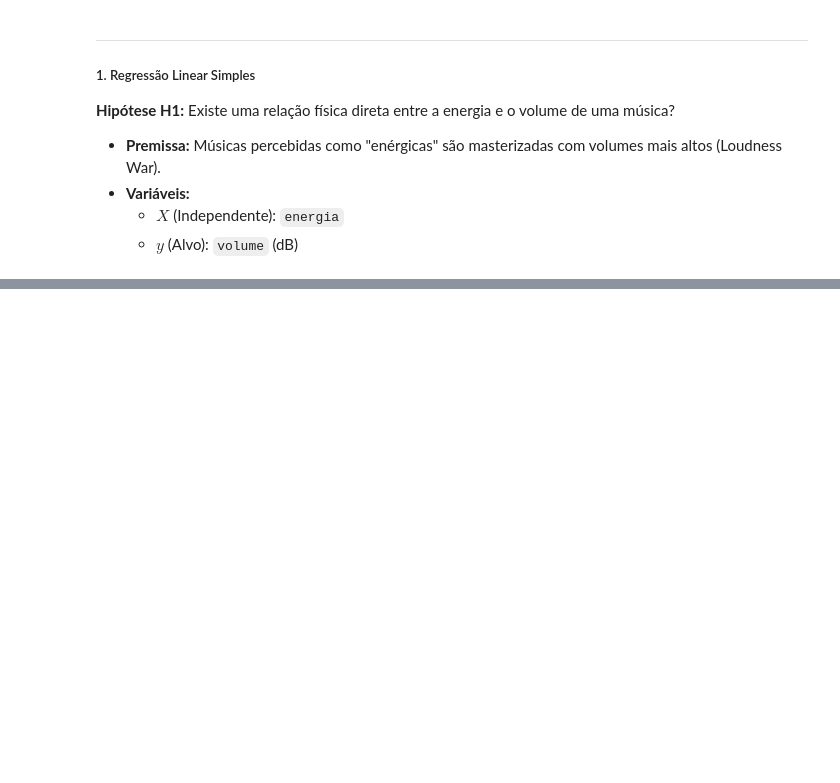
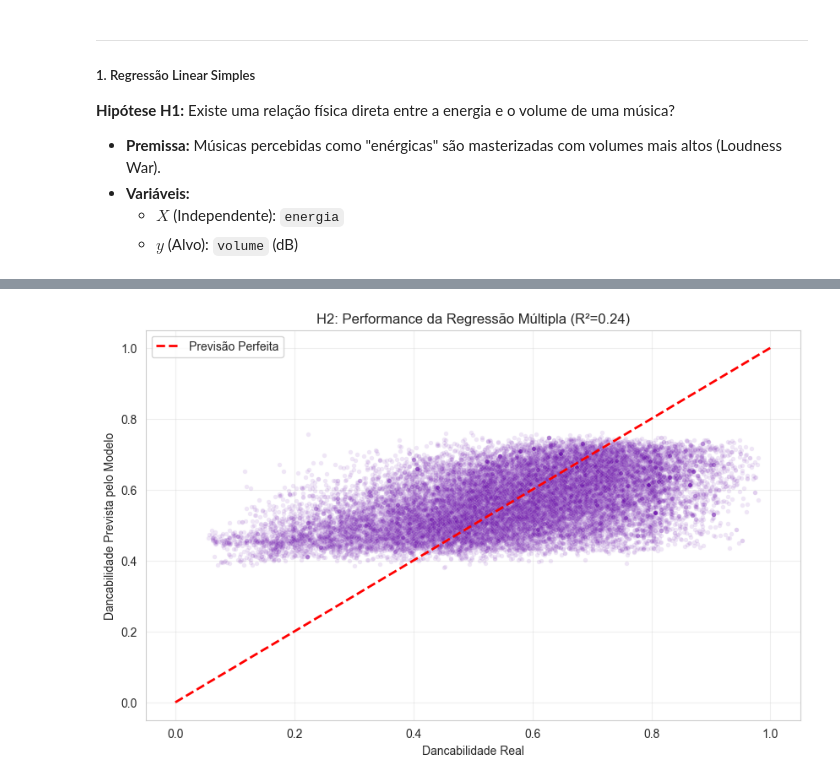
Before and after one commit to Lucca0404/RegressaoLinear, a Jupyter notebook: notebooks/02_regressao_linear.ipynb, the cells around one changed output, grey strips where cells are left out. Drawn from its saved outputs; the diff is of its cells as text; code cells hidden in the pictures; blank space fills up the shorter version.

```diff
--- a/notebooks/02_regressao_linear.ipynb
+++ b/notebooks/02_regressao_linear.ipynb
@@ -96,0 +261,80 @@ MAE (Erro Absoluto Médio): 2.21 dB
+# %%
+# 1. Definir Variáveis
+features = ['tempo_bpm', 'energia', 'valencia']
+target = 'dancabilidade'
+
+X = df[features]
+y = df[target]
+
+# 2. Divisão Treino/Teste
+X_train, X_test, y_train, y_test = train_test_split(X, y, test_size=0.2, random_state=42)
+
+# -----------------------------------------------------------------------------
+# PARTE A: ANÁLISE ESTATÍSTICA (STATSMODELS)
+# -----------------------------------------------------------------------------
+# Statsmodels exige adicionar constante manualmente para calcular o intercepto
+X_train_sm = sm.add_constant(X_train)
+modelo_sm = sm.OLS(y_train, X_train_sm).fit()
+
+print("\n--- Summary do Modelo (Para Análise Acadêmica) ---")
+print(modelo_sm.summary())
+
+# -----------------------------------------------------------------------------
+# PARTE B: PIPELINE DE PREDIÇÃO (SKLEARN)
+# -----------------------------------------------------------------------------
+# Pipeline garante que a normalização (StandardScaler) seja feita corretamente
+pipeline_h2 = Pipeline([
+    ('scaler', StandardScaler()),
+    ('regressor', LinearRegression())
+])
+
+pipeline_h2.fit(X_train, y_train)
+y_pred = pipeline_h2.predict(X_test)
+
+# Métricas Finais
+r2 = r2_score(y_test, y_pred)
+mae = mean_absolute_error(y_test, y_pred)
+
+print(f"\n--- Resultados do Teste (Sklearn) ---")
+print(f"R² Score: {r2:.4f}")
+print(f"MAE: {mae:.4f}")
+
+# Visualizar Importância das Features (Coeficientes)
+coefs = pipeline_h2.named_steps['regressor'].coef_
+feature_imp = pd.DataFrame({'Feature': features, 'Coeficiente (Impacto)': coefs})
+print("\nO que define uma música dançante?")
+print(feature_imp.sort_values(by='Coeficiente (Impacto)', ascending=False))
+
+# Features da H2: (BPM, Energia, Valência)
+X_features = df[['tempo_bpm', 'energia', 'valencia']].copy()
+
+# Adiciona a constante (Intercepto) — Obrigatório para o cálculo do VIF
+X_vif = sm.add_constant(X_features)
+
+# Cria o DataFrame para armazenar os resultados
+vif_data = pd.DataFrame()
+vif_data["Feature"] = X_vif.columns
+
+# Calcula o VIF para cada feature
+vif_data["VIF"] = [variance_inflation_factor(X_vif.values, i)
+                    for i in range(X_vif.shape[1])]
+vif_data = vif_data.round(2)
+
+print("\n--- Relatório VIF para Regressão Múltipla (H2) ---")
+print(vif_data.to_markdown(index=False))
+
+# -----------------------------------------------------------------------------
+# PARTE C: GRÁFICO PREVISTO vs REAL
+# -----------------------------------------------------------------------------
+plt.figure(figsize=(10, 6))
+sns.scatterplot(x=y_test, y=y_pred, alpha=0.1, color='#6A0DAD', s=15)
+# Linha de referência (Se acertasse tudo, estaria nessa linha)
+plt.plot([0, 1], [0, 1], '--r', linewidth=2, label='Previsão Perfeita')
+
+plt.xlabel('Dancabilidade Real')
+plt.ylabel('Dancabilidade Prevista pelo Modelo')
+plt.title(f'H2: Performance da Regressão Múltipla (R²={r2:.2f})')
+plt.legend()
+plt.grid(True, alpha=0.3)
+plt.show()
+# %% [output]
@@ -96,0 +358 @@ MAE (Erro Absoluto Médio): 2.21 dB
+[figure, added]
```
Also changed, not shown: parts of 14 cells of this notebook.
